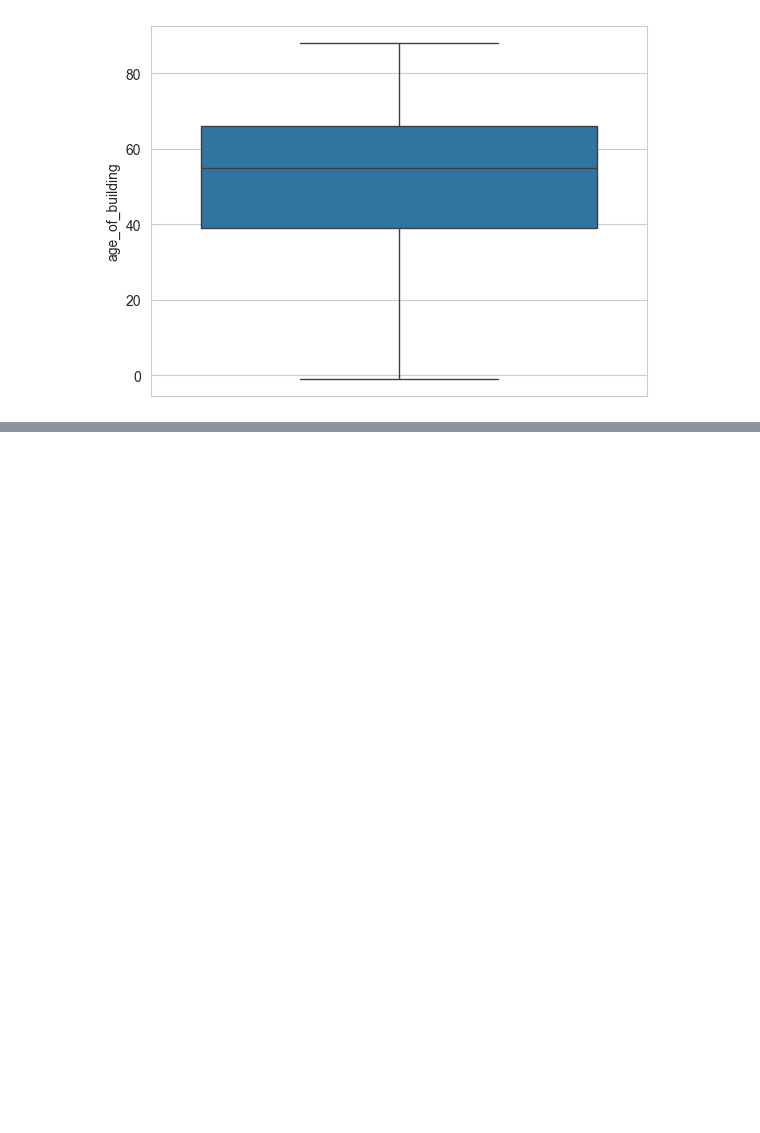
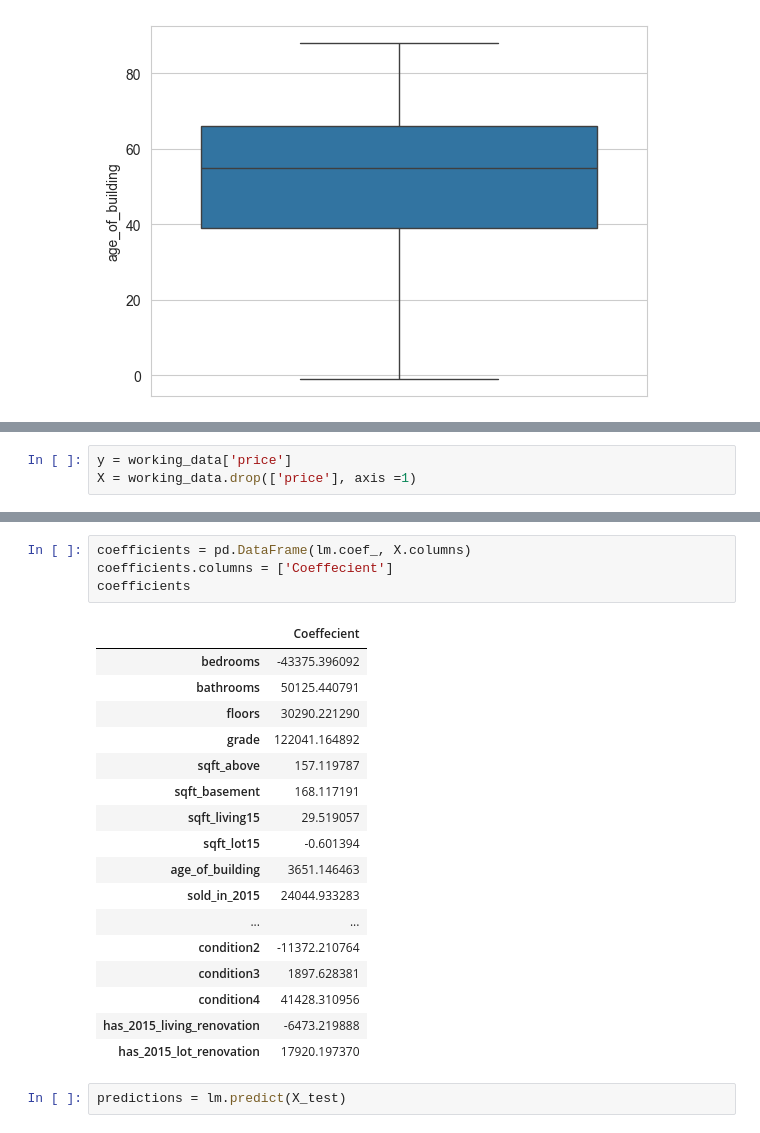
Before and after one commit to Takosaga/spring_24, a Jupyter notebook: data_mining/lab3/lab3.ipynb, the cells around one changed output, grey strips where cells are left out. Drawn from its saved outputs; the diff is of its cells as text; blank space fills up the shorter version.

```diff
--- a/data_mining/lab3/lab3.ipynb
+++ b/data_mining/lab3/lab3.ipynb
@@ -347,0 +457,3 @@ d
+# %%
+y = working_data['price']
+X = working_data.drop(['price'], axis =1)
@@ -347,0 +478,24 @@ d
+# %%
+coefficients = pd.DataFrame(lm.coef_, X.columns)
+coefficients.columns = ['Coeffecient']
+coefficients
+# %% [output]
+|  | Coeffecient |
+| bedrooms | -43375.396092 |
+| bathrooms | 50125.440791 |
+| floors | 30290.221290 |
+| grade | 122041.164892 |
+| sqft_above | 157.119787 |
+| sqft_basement | 168.117191 |
+| sqft_living15 | 29.519057 |
+| sqft_lot15 | -0.601394 |
+| age_of_building | 3651.146463 |
+| sold_in_2015 | 24044.933283 |
+| ... | ... |
+| condition2 | -11372.210764 |
+| condition3 | 1897.628381 |
+| condition4 | 41428.310956 |
+| has_2015_living_renovation | -6473.219888 |
+| has_2015_lot_renovation | 17920.197370 |
+# %%
+predictions = lm.predict(X_test)
```
Also changed, not shown: parts of 21 cells of this notebook.
